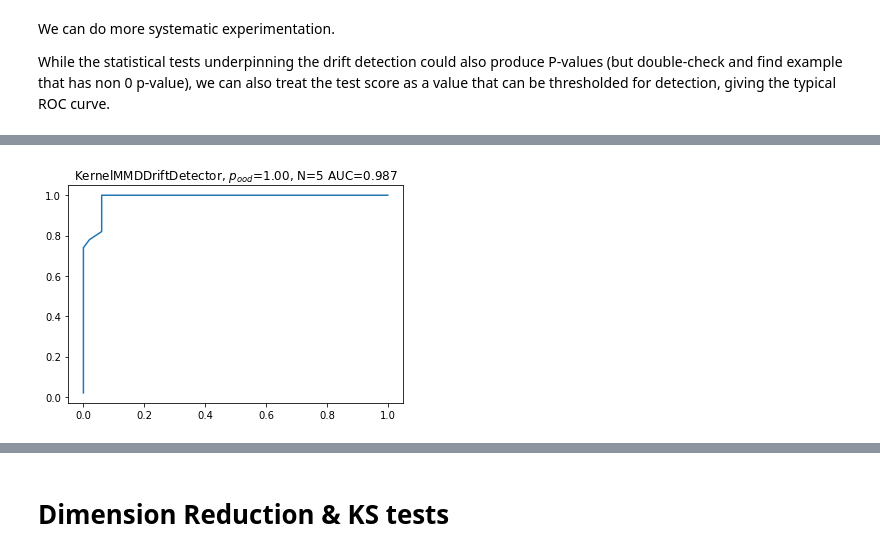
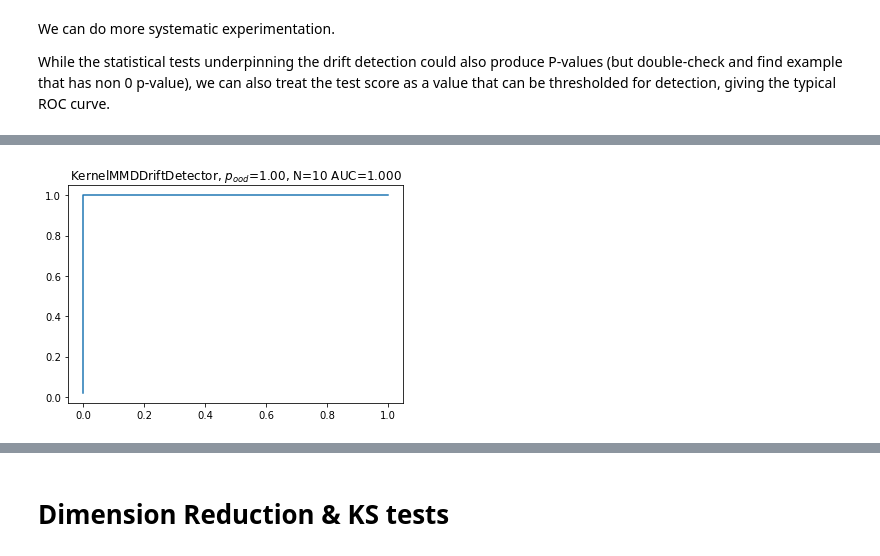
Before and after one commit to TorchDrift/TorchDrift, a Jupyter notebook: notebooks/drift_detection_on_images.ipynb, the cells around one changed output, grey strips where cells are left out. Cells and saved outputs as stored; diff of their text form; code cells hidden in the pictures.

```diff
--- a/notebooks/drift_detection_on_images.ipynb
+++ b/notebooks/drift_detection_on_images.ipynb
@@ -307,15 +307,15 @@ torchdrift.detectors.kernel_mmd(drift_detector.base_outputs[:50], features, n_pe
 # %%
 od_model = drift_detector
 ind_datamodule = datamodule
 ood_datamodule = OurDataModule(parent=datamodule, additional_transform=corruption_function)
 
 ood_ratio = 1.0
-sample_size = 5
+sample_size = 10
 experiment = torchdrift.utils.DriftDetectionExperiment(od_model, feature_extractor, ood_ratio=ood_ratio, sample_size=sample_size)
 experiment.post_training(datamodule.train_dataloader().dataset)
 auc, (fp, tp) = experiment.evaluate(ind_datamodule, ood_datamodule)
 pyplot.plot(fp, tp)
 pyplot.title(label=f'{type(od_model).__name__}, $p_{{ood}}$={ood_ratio:.2f}, N={sample_size} AUC={auc:.3f}')
 pyplot.show()
 # %% [output]
-[figure, old version]
+[figure, new version]
```
Also changed, not shown: parts of 14 cells of this notebook.
